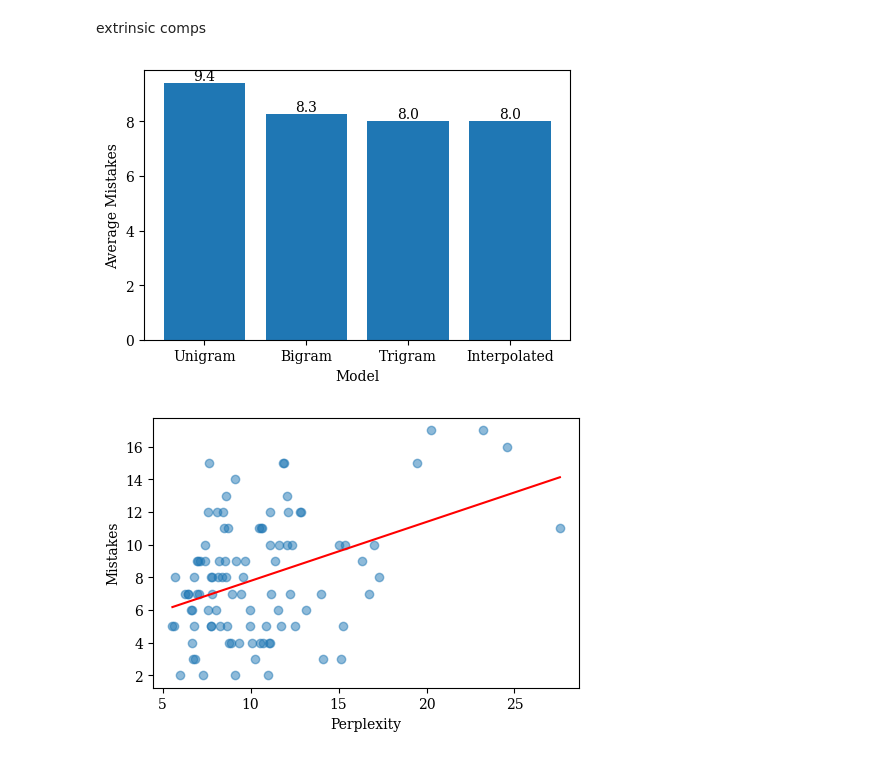
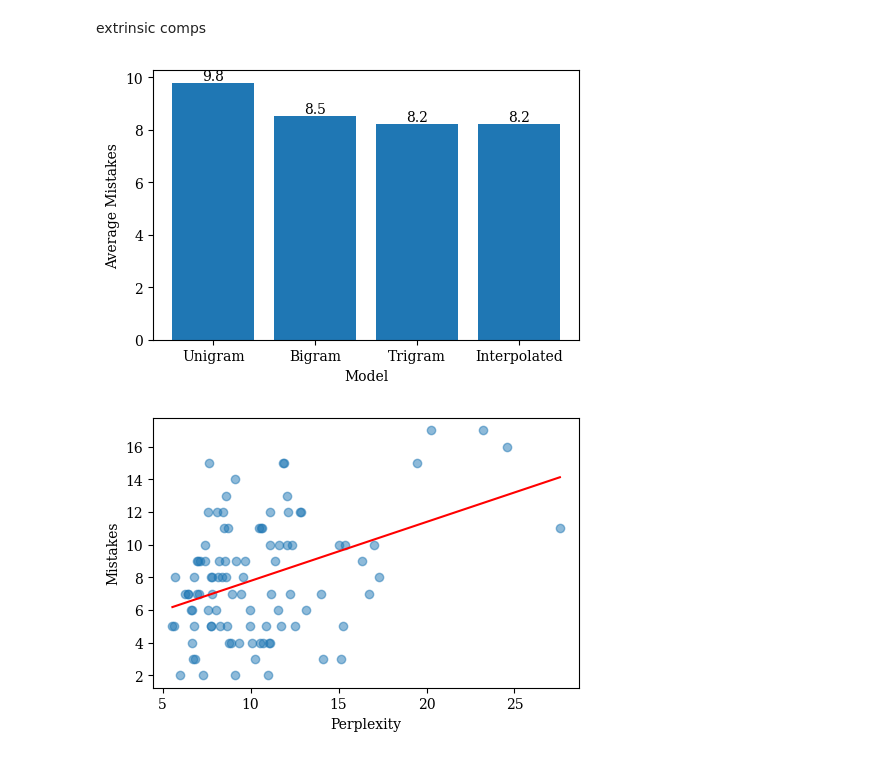
Before and after one commit to mindphil/mml, a Jupyter notebook: hangman/report_drafting.ipynb, the cells around one changed output. Drawn from its saved outputs; the diff is of its cells as text; code cells hidden in the pictures.

```diff
--- a/hangman/report_drafting.ipynb
+++ b/hangman/report_drafting.ipynb
@@ -67,22 +67,22 @@ extrinsic comps
 # %%
 labels = []
 mistakes = []
 for name, lam in configs.items():
-    avg = evaluate(test_set[:100], models, solver, lam)
+    avg = evaluate(test_set, models, solver, lam)
     labels.append(name)
     mistakes.append(avg)
 
 plt.bar(labels, mistakes)
 for i, v in enumerate(mistakes):
     plt.text(i, v, f'{v:.1f}', ha='center', va='bottom')
 plt.xlabel("Model")
 plt.ylabel("Average Mistakes")
 plt.savefig('mistakes_vs_model.pdf', bbox_inches='tight')
 plt.show()
 
 #remark: interpolated model uses trigram weights, as noted earlier so, this is an expected result.
 # %% [output]
-[figure, old version]
+[figure, new version]
 # %%
 results = []
 for word in test_set[:100]:
```
Also changed, not shown: parts of 2 cells of this notebook.
